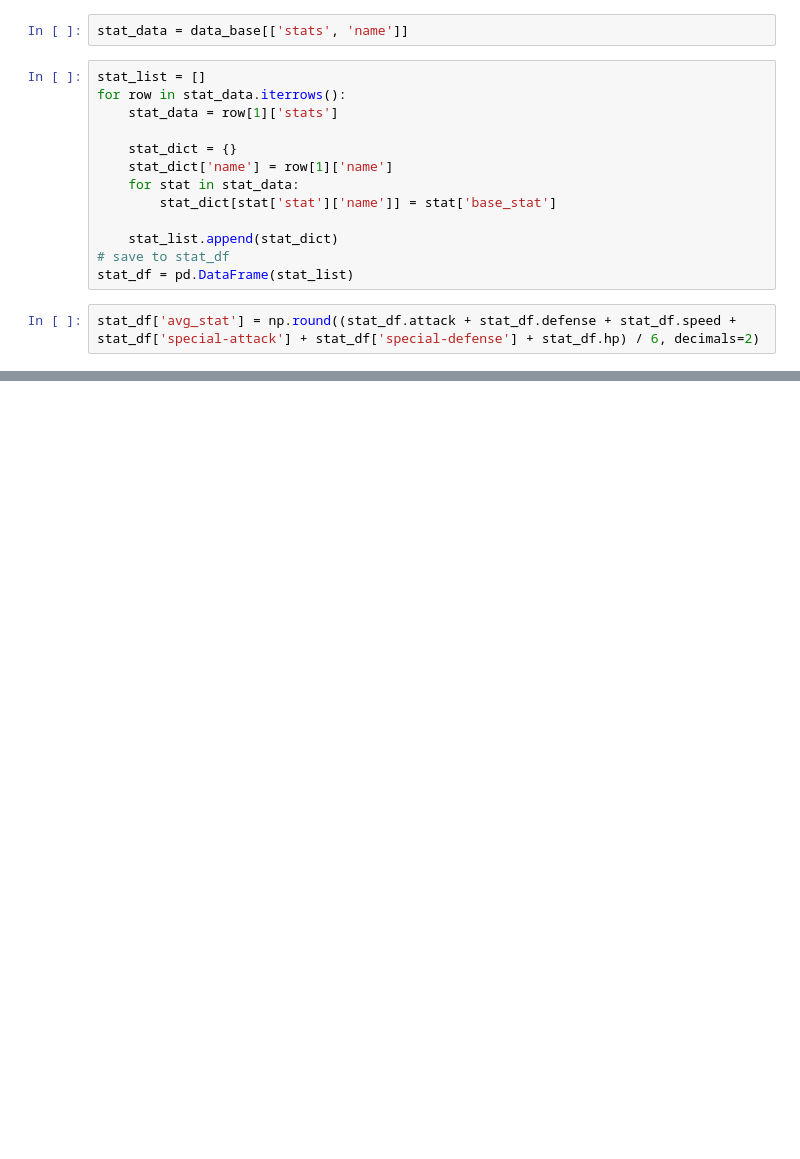
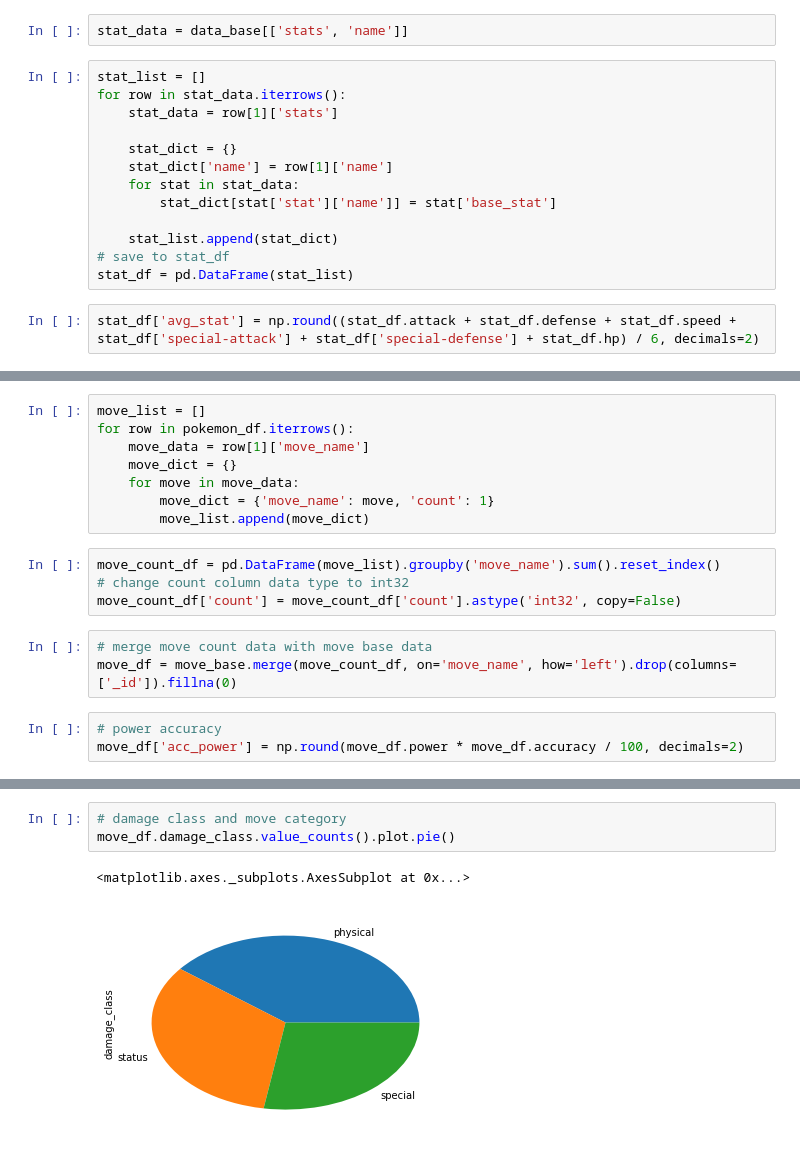
Before and after one commit to wd810/project-3, a Jupyter notebook: project-3/data/Pokemon_State.ipynb, the cells around one changed output, grey strips where cells are left out. Drawn from its saved outputs; the diff is of its cells as text; blank space fills up the shorter version.

```diff
--- a/project-3/data/Pokemon_State.ipynb
+++ b/project-3/data/Pokemon_State.ipynb
@@ -45,0 +84,18 @@ stat_df.describe()
+# %%
+move_list = []
+for row in pokemon_df.iterrows():
+    move_data = row[1]['move_name']
+    move_dict = {}
+    for move in move_data:
+        move_dict = {'move_name': move, 'count': 1}
+        move_list.append(move_dict)
+# %%
+move_count_df = pd.DataFrame(move_list).groupby('move_name').sum().reset_index()
+# change count column data type to int32
+move_count_df['count'] = move_count_df['count'].astype('int32', copy=False)
+# %%
+# merge move count data with move base data
+move_df = move_base.merge(move_count_df, on='move_name', how='left').drop(columns=['_id']).fillna(0)
+# %%
+# power accuracy
+move_df['acc_power'] = np.round(move_df.power * move_df.accuracy / 100, decimals=2)
@@ -45,0 +151,6 @@ stat_df.describe()
+# %%
+# damage class and move category
+move_df.damage_class.value_counts().plot.pie()
+# %% [output]
+<matplotlib.axes._subplots.AxesSubplot at 0x...>
+[figure, added]
```
Also changed, not shown: parts of 24 cells of this notebook, 24 other files.
